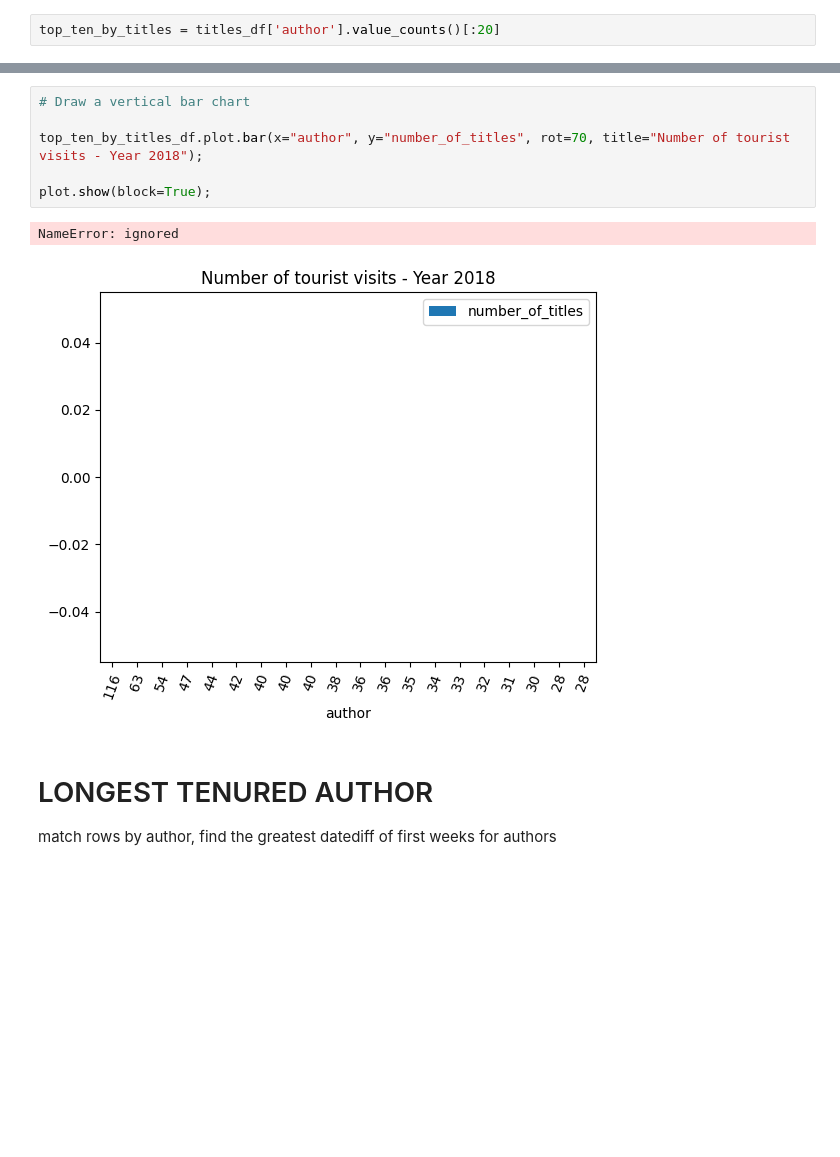
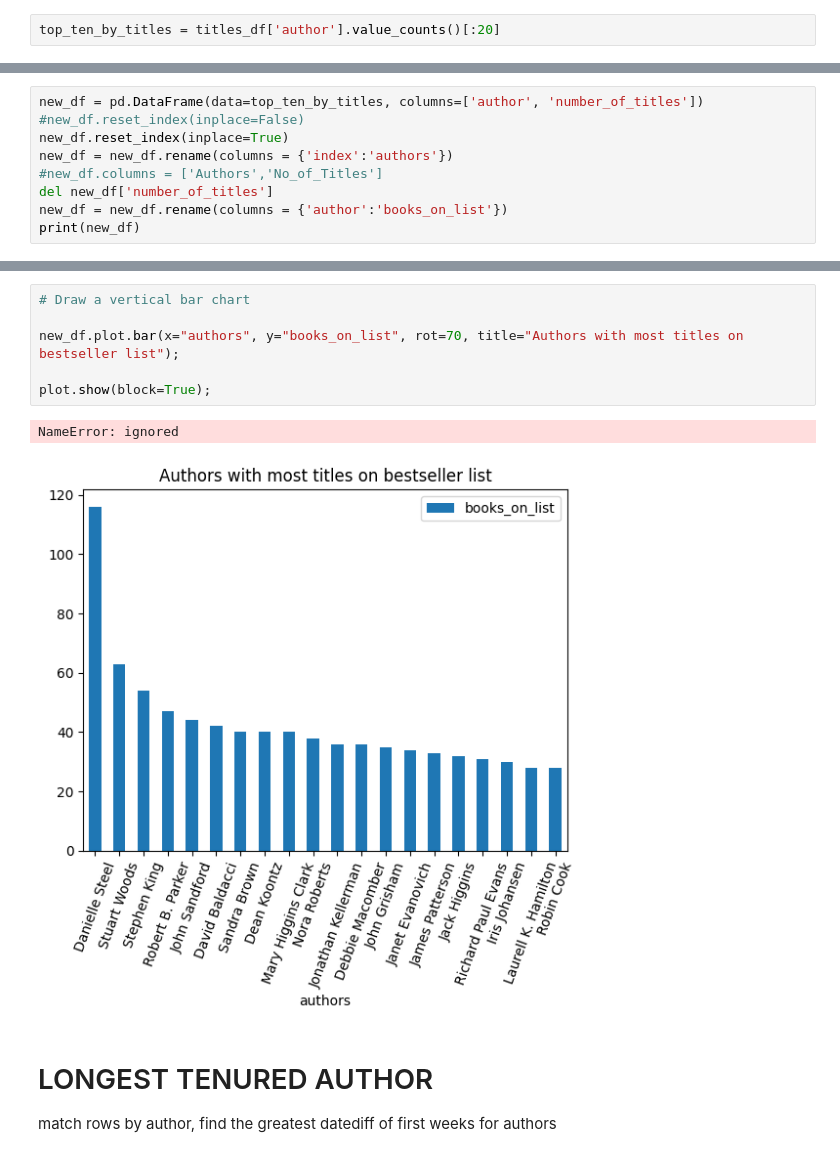
Before and after one commit to wcrowley342/bookanalysis, a Jupyter notebook: Book_Analysis.ipynb, the cells around one changed output, grey strips where cells are left out. Cells and saved outputs as stored; diff of their text form; blank space fills up the shorter version.

```diff
--- a/Book_Analysis.ipynb
+++ b/Book_Analysis.ipynb
@@ -213,0 +112,9 @@ Robin Cook                         28
+# %%
+new_df = pd.DataFrame(data=top_ten_by_titles, columns=['author', 'number_of_titles'])
+#new_df.reset_index(inplace=False)
+new_df.reset_index(inplace=True)
+new_df = new_df.rename(columns = {'index':'authors'})
+#new_df.columns = ['Authors','No_of_Titles']
+del new_df['number_of_titles']
+new_df = new_df.rename(columns = {'author':'books_on_list'})
+print(new_df)
@@ -214,12 +139,12 @@ Robin Cook                         28
 # %%
 # Draw a vertical bar chart
 
-top_ten_by_titles_df.plot.bar(x="author", y="number_of_titles", rot=70, title="Number of tourist visits - Year 2018");
+new_df.plot.bar(x="authors", y="books_on_list", rot=70, title="Authors with most titles on bestseller list");
 
 plot.show(block=True);
 # %% [output]
 NameError: ignored
-[figure, old version]
+[figure, new version]
 # %% [markdown]
 # LONGEST TENURED AUTHOR
 
```
Also changed, not shown: parts of 8 cells of this notebook.
